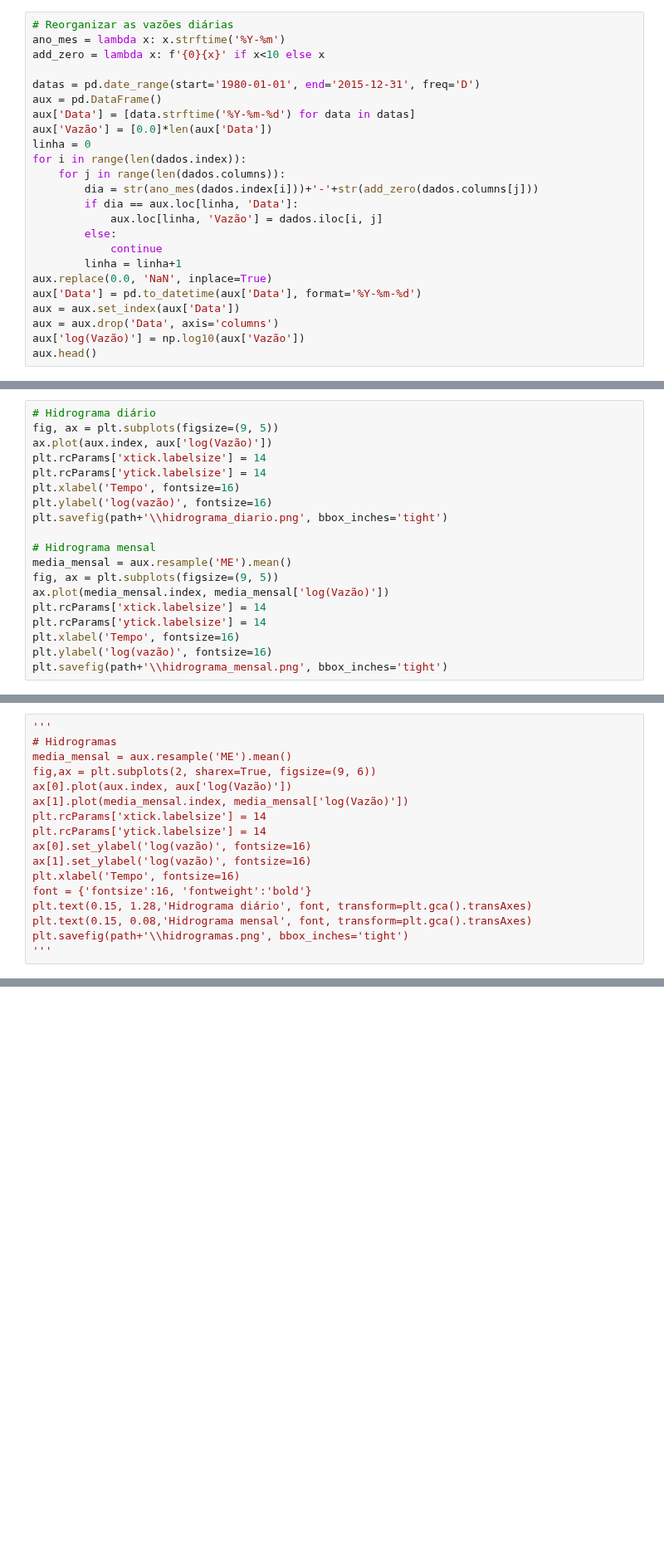
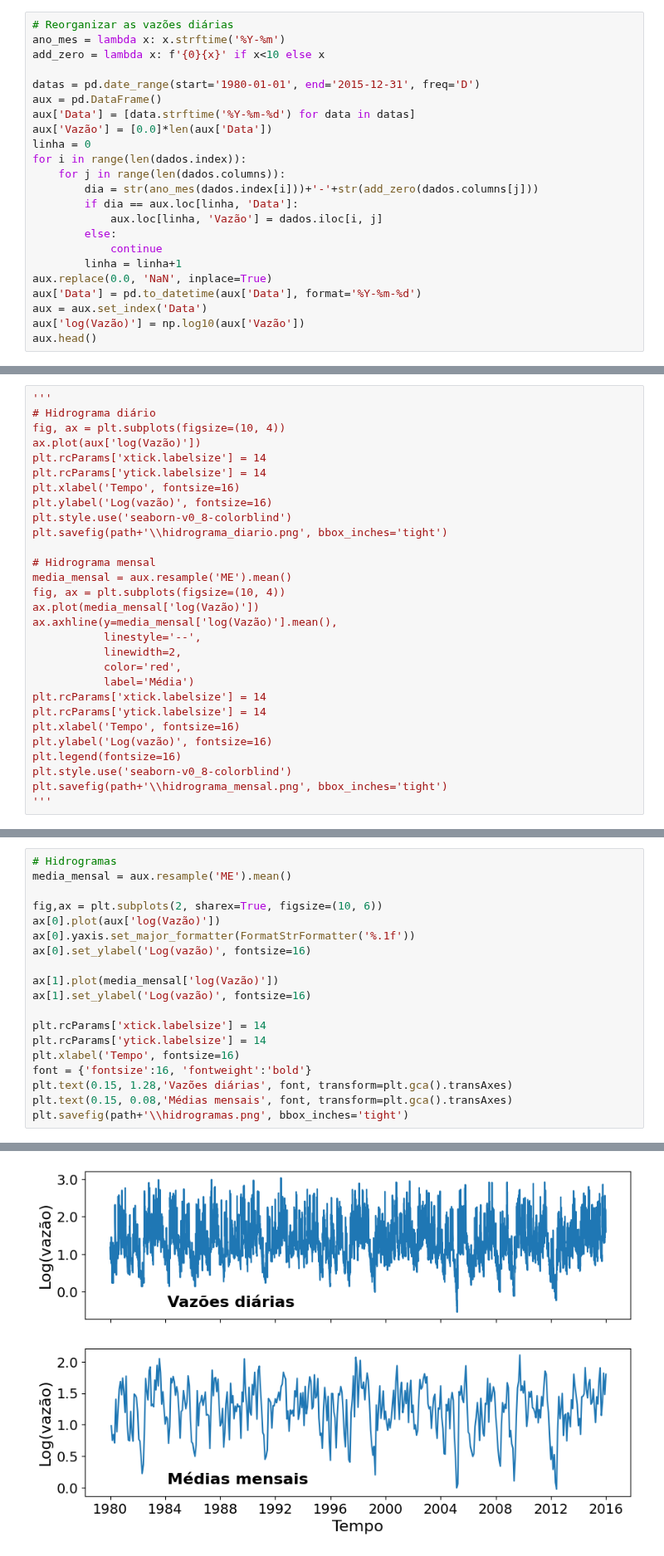
Before and after one commit to vitoria20241/Hidrologia, a Jupyter notebook: Notebooks/Trabalho_02.ipynb, the cells around one changed output, grey strips where cells are left out. Shown at 83% size. Drawn from its saved outputs; the diff is of its cells as text; blank space fills up the shorter version.

```diff
--- a/Notebooks/Trabalho_02.ipynb
+++ b/Notebooks/Trabalho_02.ipynb
@@ -61,8 +61,7 @@ for i in range(len(dados.index)):
         linha = linha+1
 aux.replace(0.0, 'NaN', inplace=True)
 aux['Data'] = pd.to_datetime(aux['Data'], format='%Y-%m-%d')
-aux = aux.set_index(aux['Data'])
-aux = aux.drop('Data', axis='columns')
+aux = aux.set_index('Data')
 aux['log(Vazão)'] = np.log10(aux['Vazão'])
 aux.head()
 # %% [output]
@@ -74,22 +73,32 @@ aux.head()
 | 1980-01-04 | 11.2734 | 1.052055 |
 | 1980-01-05 | 9.8087 | 0.991611 |
 # %%
+'''
 # Hidrograma diário
-fig, ax = plt.subplots(figsize=(9, 5))
-ax.plot(aux.index, aux['log(Vazão)'])
+fig, ax = plt.subplots(figsize=(10, 4))
+ax.plot(aux['log(Vazão)'])
 plt.rcParams['xtick.labelsize'] = 14
 plt.rcParams['ytick.labelsize'] = 14
 plt.xlabel('Tempo', fontsize=16)
-plt.ylabel('log(vazão)', fontsize=16)
+plt.ylabel('Log(vazão)', fontsize=16)
+plt.style.use('seaborn-v0_8-colorblind')
 plt.savefig(path+'\\hidrograma_diario.png', bbox_inches='tight')
 
 # Hidrograma mensal
 media_mensal = aux.resample('ME').mean()
-fig, ax = plt.subplots(figsize=(9, 5))
-ax.plot(media_mensal.index, media_mensal['log(Vazão)'])
+fig, ax = plt.subplots(figsize=(10, 4))
+ax.plot(media_mensal['log(Vazão)'])
+ax.axhline(y=media_mensal['log(Vazão)'].mean(),
+           linestyle='--',
+           linewidth=2,
+           color='red',
+           label='Média')
 plt.rcParams['xtick.labelsize'] = 14
 plt.rcParams['ytick.labelsize'] = 14
 plt.xlabel('Tempo', fontsize=16)
-plt.ylabel('log(vazão)', fontsize=16)
+plt.ylabel('Log(vazão)', fontsize=16)
+plt.legend(fontsize=16)
+plt.style.use('seaborn-v0_8-colorblind')
 plt.savefig(path+'\\hidrograma_mensal.png', bbox_inches='tight')
+'''
 # %% [output]
@@ -98,18 +106,20 @@ plt.savefig(path+'\\hidrograma_mensal.png', bbox_inches='tight')
 # %%
-'''
 # Hidrogramas
 media_mensal = aux.resample('ME').mean()
-fig,ax = plt.subplots(2, sharex=True, figsize=(9, 6))
-ax[0].plot(aux.index, aux['log(Vazão)'])
-ax[1].plot(media_mensal.index, media_mensal['log(Vazão)'])
+
+fig,ax = plt.subplots(2, sharex=True, figsize=(10, 6))
+ax[0].plot(aux['log(Vazão)'])
+ax[0].yaxis.set_major_formatter(FormatStrFormatter('%.1f'))
+ax[0].set_ylabel('Log(vazão)', fontsize=16)
+
+ax[1].plot(media_mensal['log(Vazão)'])
+ax[1].set_ylabel('Log(vazão)', fontsize=16)
+
 plt.rcParams['xtick.labelsize'] = 14
 plt.rcParams['ytick.labelsize'] = 14
-ax[0].set_ylabel('log(vazão)', fontsize=16)
-ax[1].set_ylabel('log(vazão)', fontsize=16)
 plt.xlabel('Tempo', fontsize=16)
 font = {'fontsize':16, 'fontweight':'bold'}
-plt.text(0.15, 1.28,'Hidrograma diário', font, transform=plt.gca().transAxes)
-plt.text(0.15, 0.08,'Hidrograma mensal', font, transform=plt.gca().transAxes)
+plt.text(0.15, 1.28,'Vazões diárias', font, transform=plt.gca().transAxes)
+plt.text(0.15, 0.08,'Médias mensais', font, transform=plt.gca().transAxes)
 plt.savefig(path+'\\hidrogramas.png', bbox_inches='tight')
-'''
 # %% [output]
@@ -116,0 +126 @@ plt.savefig(path+'\\hidrogramas.png', bbox_inches='tight')
+[figure, added]
```
Also changed, not shown: parts of 8 cells of this notebook.
